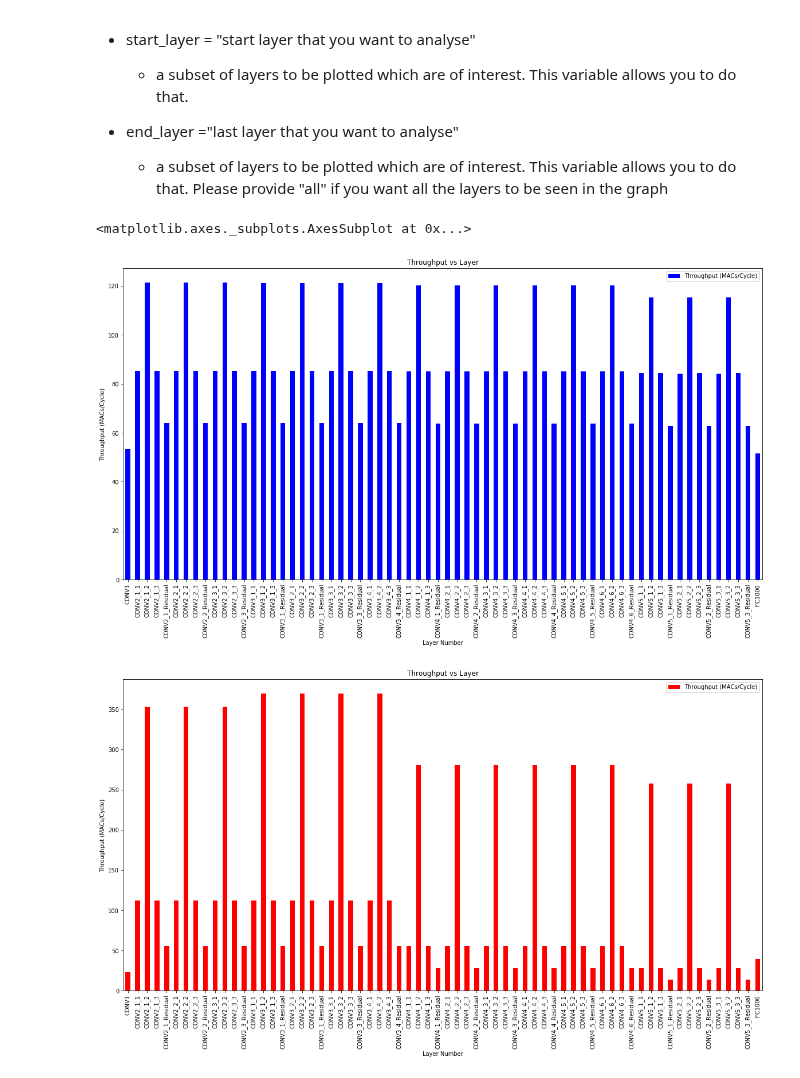
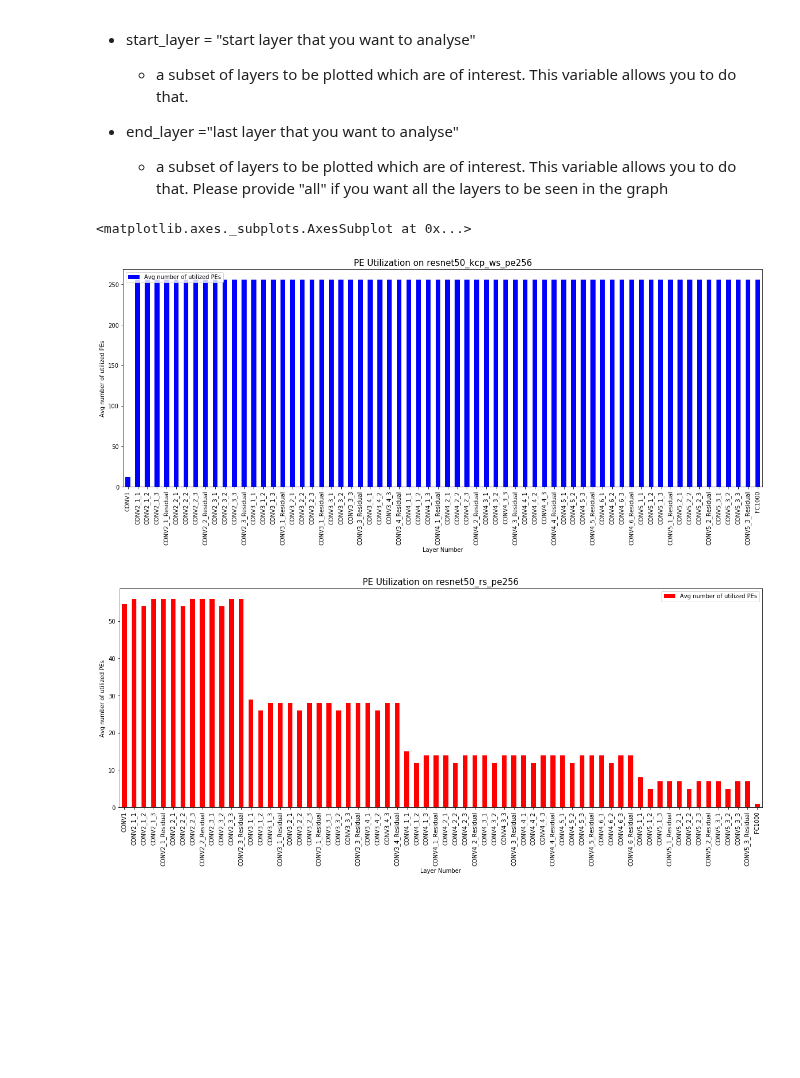
Before and after one commit to maestro-project/maestro, a Jupyter notebook: tools/jupyter_notebook/maestro_output_analysis.ipynb, the cells around one changed output. Saved outputs shown, nothing was run; the diff lists cells and outputs as text; code cells hidden in the pictures; blank space fills up the shorter version.

```diff
--- a/tools/jupyter_notebook/maestro_output_analysis.ipynb
+++ b/tools/jupyter_notebook/maestro_output_analysis.ipynb
@@ -35,9 +35,11 @@ pd.read_csv("name of your csv file")
 
 As an example we are reading file in tools/jupyter_notebook/data folder including **data/Resnet50_kcp_ws.csv**
 # %%
-resnet50_kcp_ws_data = pd.read_csv('data/Resnet50_kcp_ws.csv')
-resnet50_rs_data = pd.read_csv('data/Resnet50_rs.csv')
-mobilenetv2_kcp_ws_data = pd.read_csv('data/MobileNetV2_kcp_ws.csv')
+resnet50_kcp_ws_pe256_data = pd.read_csv('data/Resnet50_kcp_ws_pe256.csv')
+resnet50_rs_pe256_data = pd.read_csv('data/Resnet50_rs_pe256.csv')
+mobilenetv2_kcp_ws_pe256_data = pd.read_csv('data/MobileNetV2_kcp_ws_pe256.csv')
+
+resnet50_kcp_ws_pe1024_data = pd.read_csv('data/Resnet50_kcp_ws_pe1024.csv')
 # %% [markdown]
 ## 2 - Creating Graphs
 
@@ -73,33 +75,35 @@ The graphs are created by draw_graph function which operates on the variables pr
 * end_layer ="last layer that you want to analyse"
     - a subset of layers to be plotted which are of interest. This variable allows you to do that. Please provide "all" if you want all the layers to be seen in the graph
 # %%
+# Compare two different dataflow on the same DNN and HW
+
 x = 'Layer Number'
-y = 'Throughput (MACs/Cycle)'
+y = 'Avg number of utilized PEs'
 color = 'blue'
-figsize = (20,10)
+figsize = (20,7)
 legend = 'true'
-title = 'Throughput vs Layer'
+title = 'PE Utilization on resnet50_kcp_ws_pe256'
 xlabel = x
 ylabel = y
 start_layer = 0
 end_layer = 'all'
-draw_graph(resnet50_kcp_ws_data, y, x, color, figsize, legend, title, xlabel, ylabel, start_layer, end_layer)
+draw_graph(resnet50_kcp_ws_pe256_data, y, x, color, figsize, legend, title, xlabel, ylabel, start_layer, end_layer)
 
 x = 'Layer Number'
-y = 'Throughput (MACs/Cycle)'
+y = 'Avg number of utilized PEs'
 color = 'red'
-figsize = (20,10)
+figsize = (20,7)
 legend = 'true'
-title = 'Throughput vs Layer'
+title = 'PE Utilization on resnet50_rs_pe256'
 xlabel = x
 ylabel = y
 start_layer = 0
 end_layer = 'all'
-draw_graph(resnet50_rs_data, y, x, color, figsize, legend, title, xlabel, ylabel, start_layer, end_layer)
+draw_graph(resnet50_rs_pe256_data, y, x, color, figsize, legend, title, xlabel, ylabel, start_layer, end_layer)
 
 #draw_two_graph(resnet50_kcp_ws_data, resnet50_rs_data, y, x, color, figsize, legend, title, xlabel, ylabel, start_layer, end_layer)
 # %% [output]
 <matplotlib.axes._subplots.AxesSubplot at 0x...>
-[figure, old version]
+[figure, new version]
-[figure, old version]
+[figure, new version]
 # %%
```
Also changed, not shown: parts of 4 cells of this notebook, 9 other files.
